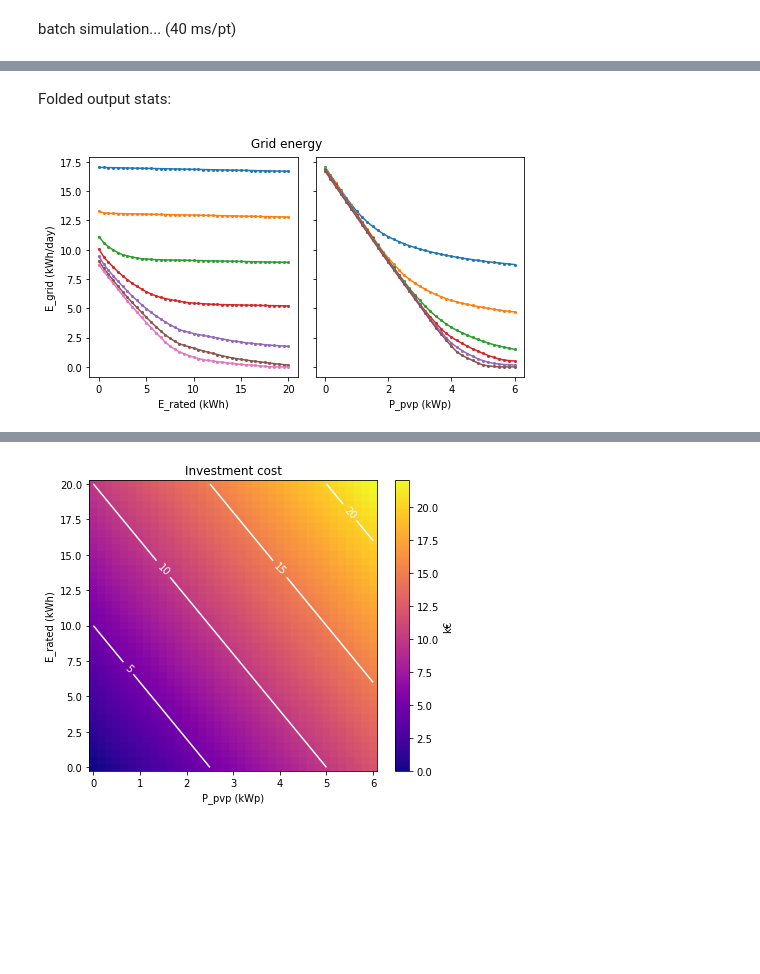
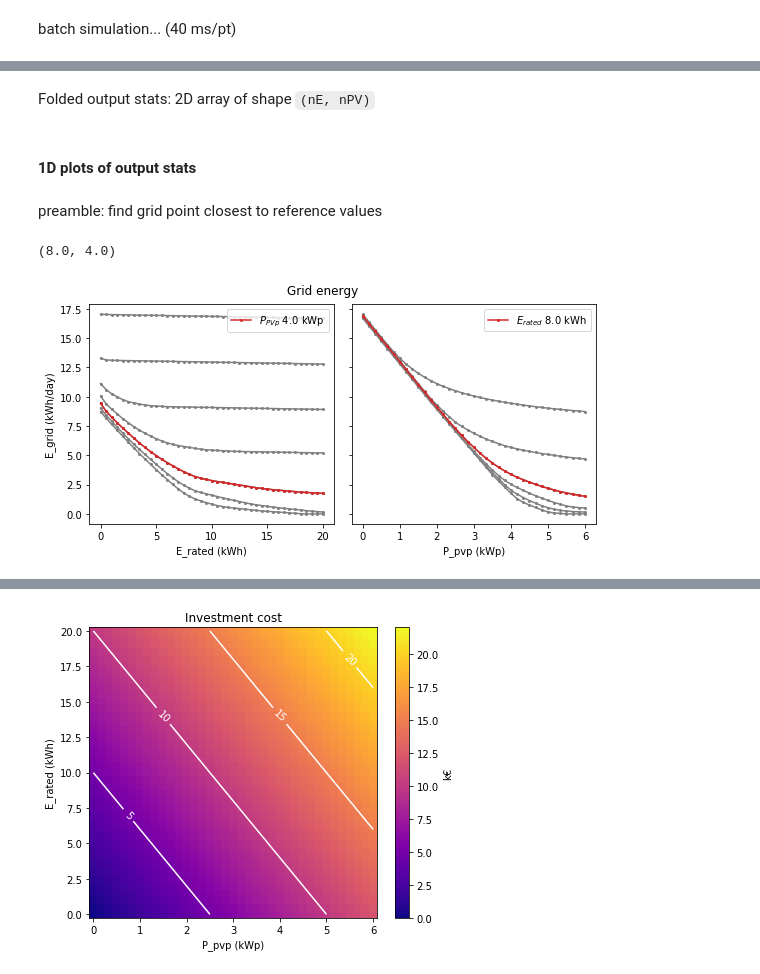
Before and after one commit to pierre-haessig/solarhome-control-bench, a Jupyter notebook: comparison/Benchmark_Sensitivity.ipynb, the cells around one changed output, grey strips where cells are left out. Saved outputs shown, nothing was run; the diff lists cells and outputs as text; code cells hidden in the pictures; blank space fills up the shorter version.

Commit message:
more work on benchmark sizing
* richer and clearer sizing plots
* sizing study with 30 bootstrapped scenarios

```diff
--- a/comparison/Benchmark_Sensitivity.ipynb
+++ b/comparison/Benchmark_Sensitivity.ipynb
@@ -169,10 +217,10 @@ nb of param values: 1517. Simulation time: ~75.9 s
 # %% [markdown]
 batch simulation... (40 ms/pt)
 # %%
-stats_list = []
+EP_stats_list = []
 for E_rated in E_rated_list:
     for P_pvp in P_pvp_list:
-        stats = home_sim(E_rated, P_pvp, P_load, P_sun/3)
+        stats = home_sim(E_rated, P_pvp, P_load, P_sun_1k)
         stats['E_rated'] = E_rated
         stats['P_pvp'] = P_pvp
-        stats_list.append(stats)
+        EP_stats_list.append(stats)
@@ -188,0 +227,7 @@ stats.head()
+# %%
+EP_stats = pd.DataFrame(EP_stats_list)
+# cosmetic: reorder the columns: parameters first, outputs at the end
+cols = ['E_rated', 'P_pvp', 'E_load', 'E_sun', 'E_pv', 'E_curt', 'E_grid', 'C_grid']
+assert len(EP_stats.columns) == len(cols)
+EP_stats = EP_stats.reindex_axis(cols, axis=1)
+EP_stats.head()
@@ -189,17 +241,34 @@ stats.head()
 # %% [markdown]
-Folded output stats:
+Folded output stats: 2D array of shape `(nE, nPV)`
 # %%
-E_grid_rs = stats.E_grid.values.reshape((nE, nPV))
-E_curt_rs = stats.E_curt.values.reshape((nE, nPV))
-XP, YE = np.meshgrid(P_pvp_list, E_rated_list)
+E_grid_rs = EP_stats.E_grid.values.reshape((nE, nPV))
+C_grid_rs = EP_stats.C_grid.values.reshape((nE, nPV))
+E_curt_rs = EP_stats.E_curt.values.reshape((nE, nPV))
+# %% [markdown]
+#### 1D plots of output stats
+# %% [markdown]
+preamble: find grid point closest to reference values
+# %%
+iE = np.flatnonzero(E_rated_list>=E_rated_ref)[0]
+iP = np.flatnonzero(P_pvp_list>=P_pvp_ref)[0]
+E_rated_list[iE], P_pvp_list[iP]
+# %% [output]
+(8.0, 4.0)
 # %%
-fig, ax = plt.subplots(1,2, sharey=True, figsize=(7,4))
-ax[0].plot(E_rated_list, E_grid_rs[:,::6], 'o-', ms=2)
-ax[1].plot(P_pvp_list, E_grid_rs[::8,:].T, 'o-', ms=2)
+fig, ax = plt.subplots(1,2, sharey=True, figsize=(8,4))
+ax[0].plot(E_rated_list, E_grid_rs[:,::6], 'o-', ms=2, color='gray')
+ax[0].plot(E_rated_list, E_grid_rs[:,iP], 'o-', ms=2, color='tab:red',
+           label='$P_{{PVp}}$ {:.1f} kWp'.format(P_pvp_list[iP]))
+ax[1].plot(P_pvp_list, E_grid_rs[::8,:].T, 'o-', ms=2, color='gray')
+ax[1].plot(P_pvp_list, E_grid_rs[iE,:], 'o-', ms=2, color='tab:red',
+           label='$E_{{rated}}$ {:.1f} kWh'.format(E_rated_list[iE]))
 
 ax[0].set(xlabel='E_rated (kWh)', ylabel='E_grid (kWh/day)')
 ax[1].set(xlabel='P_pvp (kWp)')
+ax[0].legend(loc='upper right')
+ax[1].legend()
+
 fig.suptitle('Grid energy')
 fig.tight_layout(rect=(0, 0, 1, 0.96))
 # %% [output]
-[figure, old version]
+[figure, new version]
```
Also changed, not shown: parts of 98 cells of this notebook, 25 other files.
